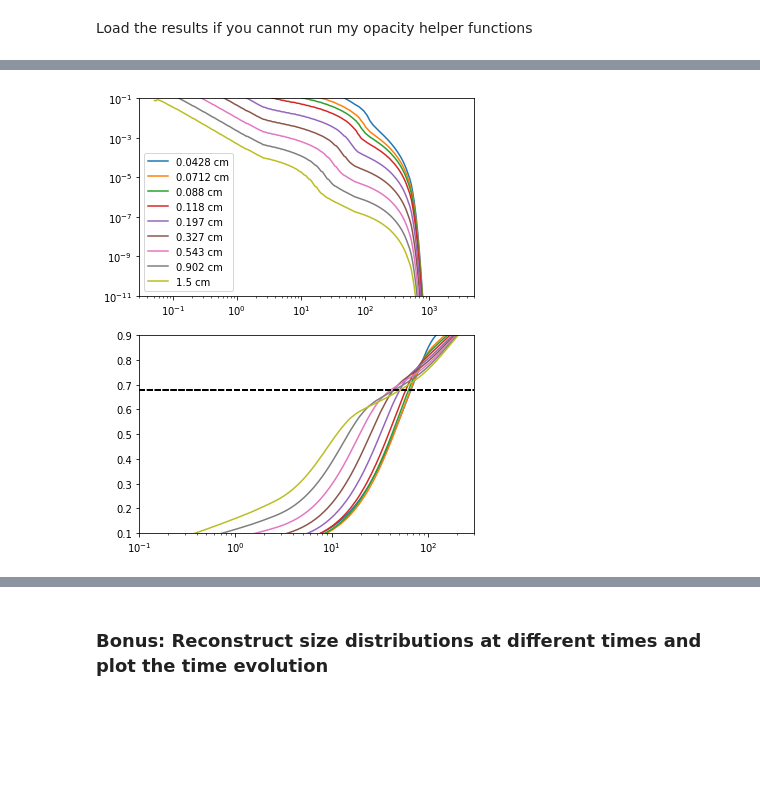
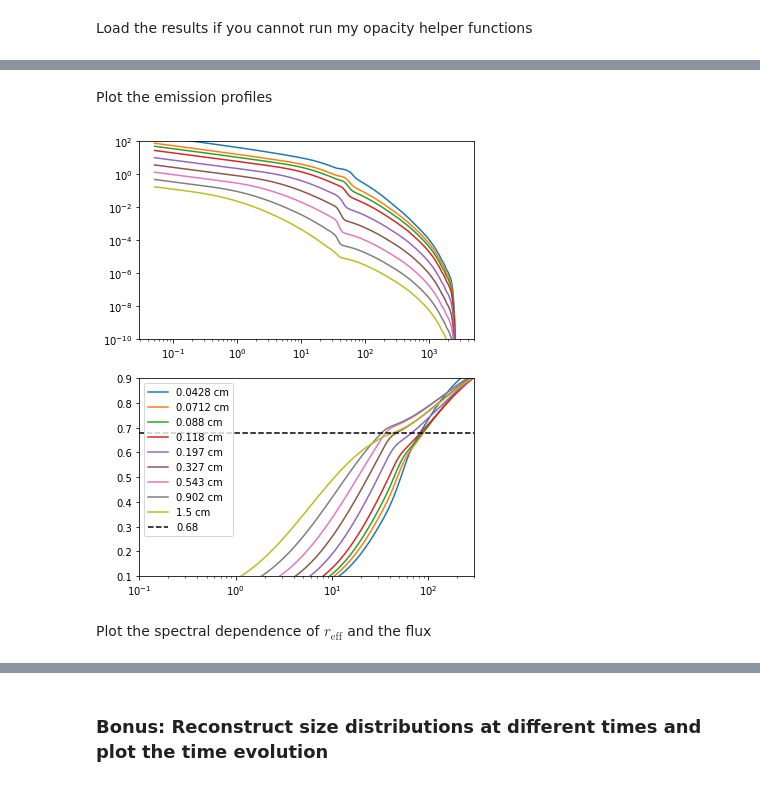
Before and after one commit to birnstiel/dpopsynth_results, a Jupyter notebook: get_results.ipynb, the cells around one changed output, grey strips where cells are left out. Cells and saved outputs as stored; diff of their text form; code cells hidden in the pictures; blank space fills up the shorter version.

```diff
--- a/get_results.ipynb
+++ b/get_results.ipynb
@@ -246,31 +212,0 @@ rhos = res.args.rhos
-# %%
-distance      = 140*pc
-flux_fraction = 0.68
-
-it     = np.abs(res.timesteps-sample_time).argmin()
-T      = res.T[it]
-
-# calculate planck function at every wavelength and radius
-
-Bnu = planck_B_nu(c_light/(np.array(lam*1e4,ndmin=2).T*1e-4),np.array(T,ndmin=2)) # shape = (n_lam, n_r)
-
-# calculate optical depth
-
-tau = (k_a.T[:,:,np.newaxis]*sig_da[np.newaxis,:,:]) # shape = (n_l, n_a, n_r)
-tau = tau.sum(1)                                 # shape = (n_l, n_r)
-
-# calculate intensity at every wavelength and radius for this snapshot
-# here the intensity is still in plain CGS units (per sterad)
-
-intens = Bnu*(1-np.exp(-tau))
-
-# calculate the fluxes and radii
-
-flux   = distance**-2*cumtrapz(2*np.pi*res.x*intens,x=res.x,axis=1,initial=0) # integrated flux density
-idx    = [np.where(_f/_f[-1]>=flux_fraction)[0][0] for _f in flux] # index of radius whithin which >=68% of the dust mass is
-flux_t = flux[:,-1]/1e-23 # store the integrated flux density in Jy (sanity check: TW Hya @ 870 micron and 54 parsec is about 1.5 Jy)
-
-# converted intensity to Jy/arcsec**2
-
-Inu = intens * arcsec_sq/1e-23
-rf  = res.x[idx]
@@ -276,0 +358,2 @@ rf  = res.x[idx]
+# %%
+rf, flux_t, tau, Inu, sig_da, a_max = get_results(res, sample_time, lam, a_opac, k_a)
@@ -277,22 +378,26 @@ rf  = res.x[idx]
+# %% [markdown]
+Plot the emission profiles
 # %%
 f,ax = plt.subplots(2,1,figsize=(6,8))
 
 for i_lam in range(len(lam)):
 
-    ax[0].loglog(res.x/au,Inu[i_lam],label='{:.3g} cm'.format(lam[i_lam]))
+    l,=ax[0].loglog(res.x/au,Inu[i_lam])
 
     cum = cumtrapz(2*np.pi*res.x*Inu[i_lam],x=res.x,initial=1e-10)
     cum = cum/cum[-1]
-    ax[1].semilogx(res.x/au,cum)
+    ax[1].semilogx(res.x/au,cum,color=l.get_color(),label='{:.3g} cm'.format(lam[i_lam]))
 
-    ax[1].axhline(flux_fraction,c='k',ls='--')
+ax[1].axhline(0.68,c='k',ls='--',label='0.68')
 
-ax[0].legend()
-ax[0].set_ylim(1e-11,1e-1)
+ax[0].set_ylim(1e-10,1e2)
 ax[1].set_ylim(0.1,0.9)
-ax[1].set_xlim(1e-1,3e2);
+ax[1].set_xlim(1e-1,3e2)
+ax[1].legend();
 # %% [output]
-[figure, old version]
+[figure, new version]
+# %% [markdown]
+Plot the spectral dependence of $r_\mathrm{eff}$ and the flux
 # %%
 f,ax = plt.subplots(2,1,figsize=(6,10))
 ax[0].semilogx(c_light/lam/1e9,rf/au)
```
Also changed, not shown: parts of 36 cells of this notebook, 1 other file.
